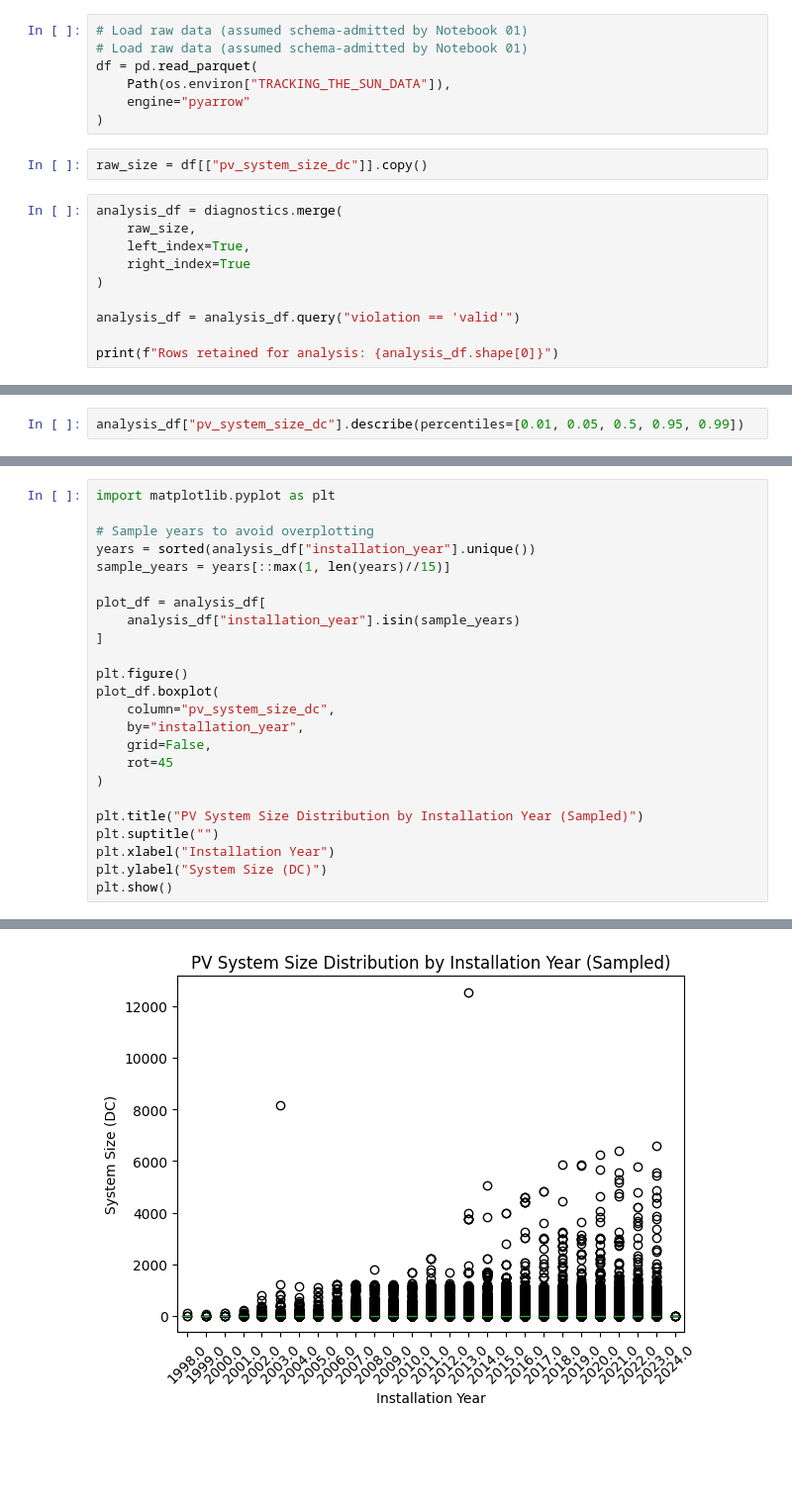
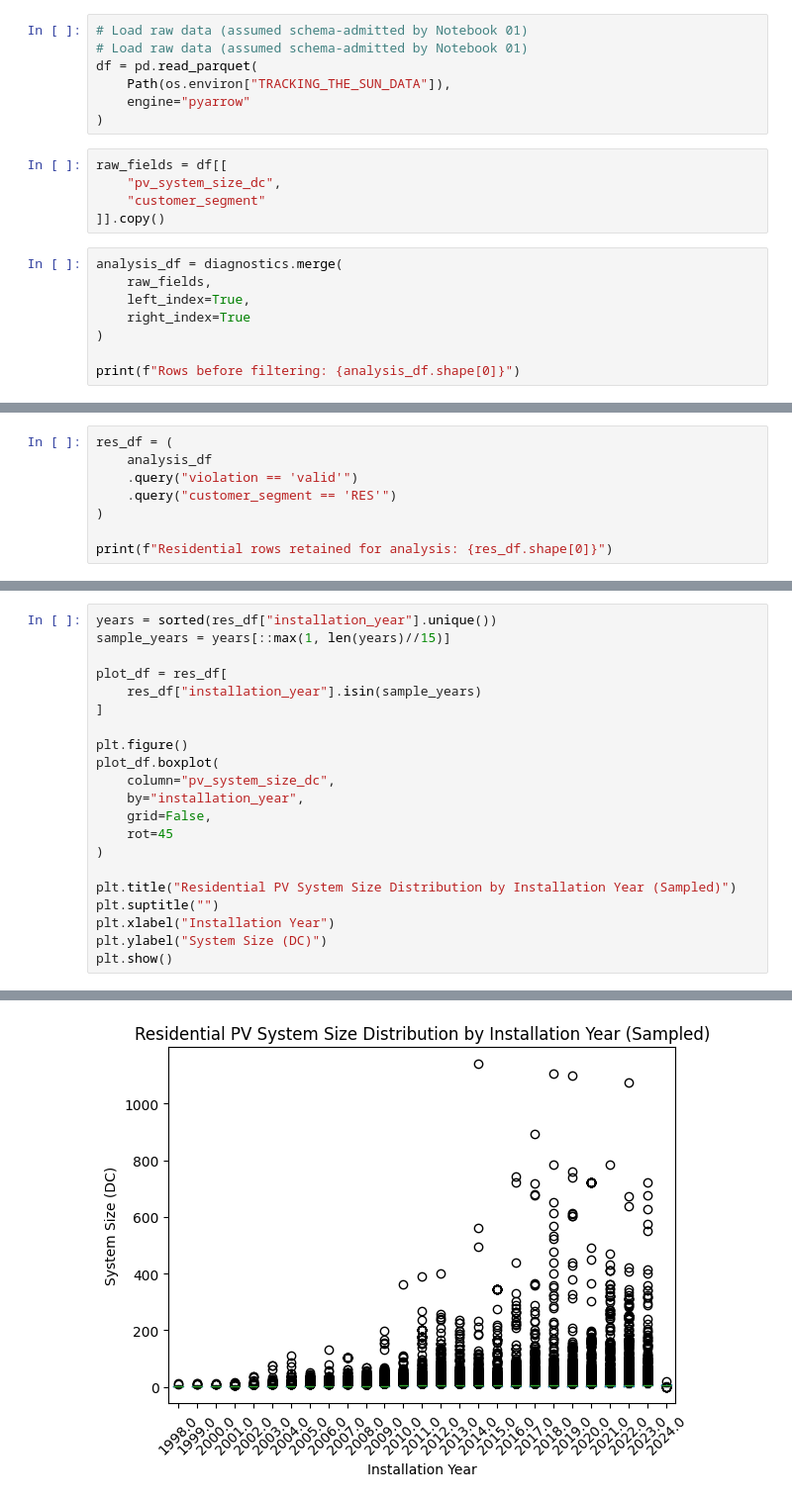
Before and after one commit to AsmaaELBorki/02_tts_baselines, a Jupyter notebook: notebooks/02_size_distributions_and_baselines.ipynb, the cells around one changed output, grey strips where cells are left out. Shown: that part at 99% size. Cells and saved outputs as stored; diff of their text form; blank space fills up the shorter version.

```diff
--- a/notebooks/02_size_distributions_and_baselines.ipynb
+++ b/notebooks/02_size_distributions_and_baselines.ipynb
@@ -62,15 +68,16 @@ df = pd.read_parquet(
     engine="pyarrow"
 )
 # %%
-raw_size = df[["pv_system_size_dc"]].copy()
+raw_fields = df[[
+    "pv_system_size_dc",
+    "customer_segment"
+]].copy()
 # %%
 analysis_df = diagnostics.merge(
-    raw_size,
+    raw_fields,
     left_index=True,
     right_index=True
 )
 
-analysis_df = analysis_df.query("violation == 'valid'")
-
-print(f"Rows retained for analysis: {analysis_df.shape[0]}")
+print(f"Rows before filtering: {analysis_df.shape[0]}")
 # %% [output]
@@ -78,3 +85,9 @@ Rows retained for analysis: 1920983
 # %%
-analysis_df["pv_system_size_dc"].describe(percentiles=[0.01, 0.05, 0.5, 0.95, 0.99])
+res_df = (
+    analysis_df
+    .query("violation == 'valid'")
+    .query("customer_segment == 'RES'")
+)
+
+print(f"Residential rows retained for analysis: {res_df.shape[0]}")
 # %% [output]
@@ -108,27 +141,24 @@ yearly_summary.head()
 # %%
-import matplotlib.pyplot as plt
-
-# Sample years to avoid overplotting
-years = sorted(analysis_df["installation_year"].unique())
+years = sorted(res_df["installation_year"].unique())
 sample_years = years[::max(1, len(years)//15)]
 
-plot_df = analysis_df[
-    analysis_df["installation_year"].isin(sample_years)
+plot_df = res_df[
+    res_df["installation_year"].isin(sample_years)
 ]
 
 plt.figure()
 plot_df.boxplot(
     column="pv_system_size_dc",
     by="installation_year",
     grid=False,
     rot=45
 )
 
-plt.title("PV System Size Distribution by Installation Year (Sampled)")
+plt.title("Residential PV System Size Distribution by Installation Year (Sampled)")
 plt.suptitle("")
 plt.xlabel("Installation Year")
 plt.ylabel("System Size (DC)")
 plt.show()
 # %% [output]
 <Figure size 640x480 with 0 Axes>
-[figure, old version]
+[figure, new version]
```
Also changed, not shown: parts of 17 cells of this notebook, 1 other file.
